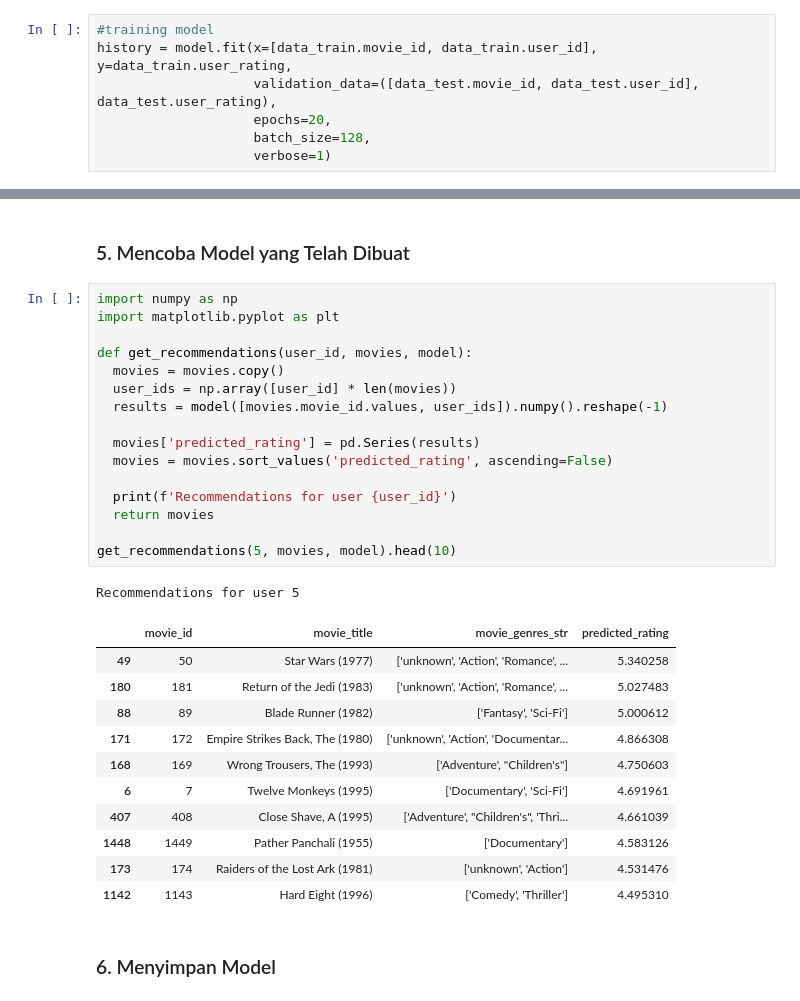
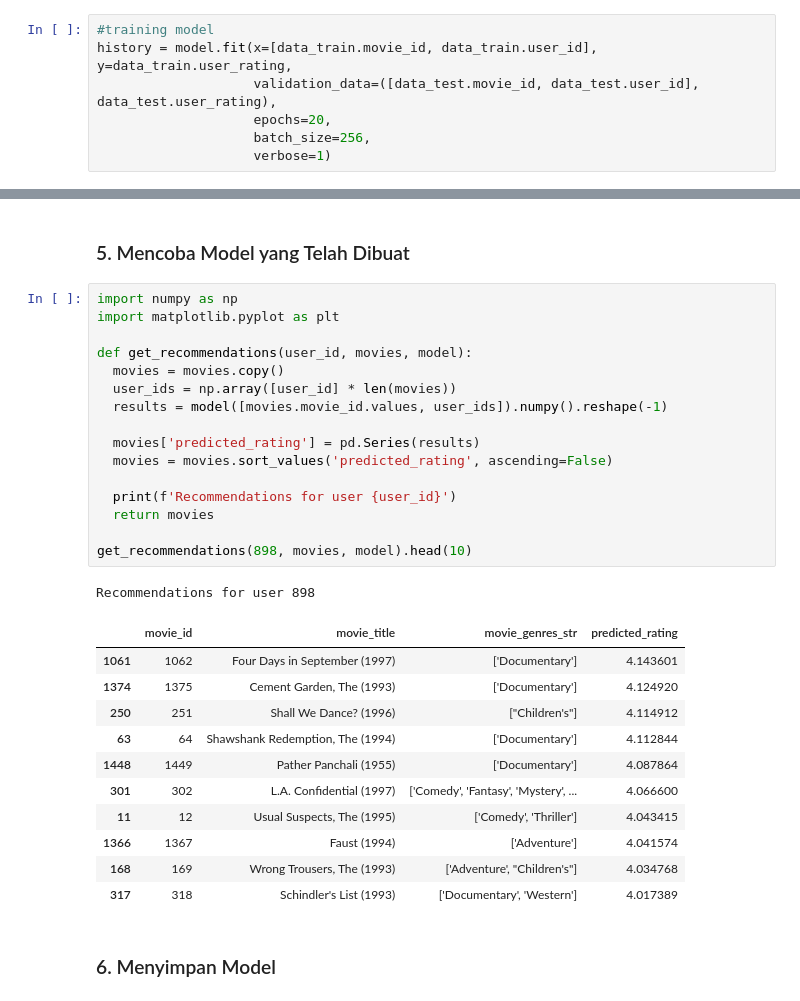
Before and after one commit to GilangAgungS/Film-Recommendation-Tensor, a Jupyter notebook: sistem_rekomendasi_film.ipynb, the cells around one changed output, grey strips where cells are left out. Saved outputs shown, nothing was run; the diff lists cells and outputs as text.

```diff
--- a/sistem_rekomendasi_film.ipynb
+++ b/sistem_rekomendasi_film.ipynb
@@ -198,7 +174,7 @@ model.compile(optimizer='adam', loss='mse')
 history = model.fit(x=[data_train.movie_id, data_train.user_id], y=data_train.user_rating,
                     validation_data=([data_test.movie_id, data_test.user_id], data_test.user_rating),
                     epochs=20,
-                    batch_size=128,
+                    batch_size=256,
                     verbose=1)
 # %% [output]
 Epoch 1/20
@@ -238,32 +214,32 @@ model.evaluate([data_test.movie_id, data_test.user_id], data_test.user_rating)
 # %%
 import numpy as np
 import matplotlib.pyplot as plt
 
 def get_recommendations(user_id, movies, model):
   movies = movies.copy()
   user_ids = np.array([user_id] * len(movies))
   results = model([movies.movie_id.values, user_ids]).numpy().reshape(-1)
 
   movies['predicted_rating'] = pd.Series(results)
   movies = movies.sort_values('predicted_rating', ascending=False)
 
   print(f'Recommendations for user {user_id}')
   return movies
 
-get_recommendations(5, movies, model).head(10)
+get_recommendations(898, movies, model).head(10)
 # %% [output]
-Recommendations for user 5
+Recommendations for user 898
 |  | movie_id | movie_title | movie_genres_str | predicted_rating |
-| 49 | 50 | Star Wars (1977) | ['unknown', 'Action', 'Romance', ... | 5.340258 |
-| 180 | 181 | Return of the Jedi (1983) | ['unknown', 'Action', 'Romance', ... | 5.027483 |
-| 88 | 89 | Blade Runner (1982) | ['Fantasy', 'Sci-Fi'] | 5.000612 |
-| 171 | 172 | Empire Strikes Back, The (1980) | ['unknown', 'Action', 'Documentar... | 4.866308 |
-| 168 | 169 | Wrong Trousers, The (1993) | ['Adventure', "Children's"] | 4.750603 |
-| 6 | 7 | Twelve Monkeys (1995) | ['Documentary', 'Sci-Fi'] | 4.691961 |
-| 407 | 408 | Close Shave, A (1995) | ['Adventure', "Children's", 'Thri... | 4.661039 |
-| 1448 | 1449 | Pather Panchali (1955) | ['Documentary'] | 4.583126 |
-| 173 | 174 | Raiders of the Lost Ark (1981) | ['unknown', 'Action'] | 4.531476 |
-| 1142 | 1143 | Hard Eight (1996) | ['Comedy', 'Thriller'] | 4.495310 |
+| 1061 | 1062 | Four Days in September (1997) | ['Documentary'] | 4.143601 |
+| 1374 | 1375 | Cement Garden, The (1993) | ['Documentary'] | 4.124920 |
+| 250 | 251 | Shall We Dance? (1996) | ["Children's"] | 4.114912 |
+| 63 | 64 | Shawshank Redemption, The (1994) | ['Documentary'] | 4.112844 |
+| 1448 | 1449 | Pather Panchali (1955) | ['Documentary'] | 4.087864 |
+| 301 | 302 | L.A. Confidential (1997) | ['Comedy', 'Fantasy', 'Mystery', ... | 4.066600 |
+| 11 | 12 | Usual Suspects, The (1995) | ['Comedy', 'Thriller'] | 4.043415 |
+| 1366 | 1367 | Faust (1994) | ['Adventure'] | 4.041574 |
+| 168 | 169 | Wrong Trousers, The (1993) | ['Adventure', "Children's"] | 4.034768 |
+| 317 | 318 | Schindler's List (1993) | ['Documentary', 'Western'] | 4.017389 |
 # %% [markdown]
 ### 6. Menyimpan Model
 # %% [markdown]
```
Also changed, not shown: parts of 13 cells of this notebook.
